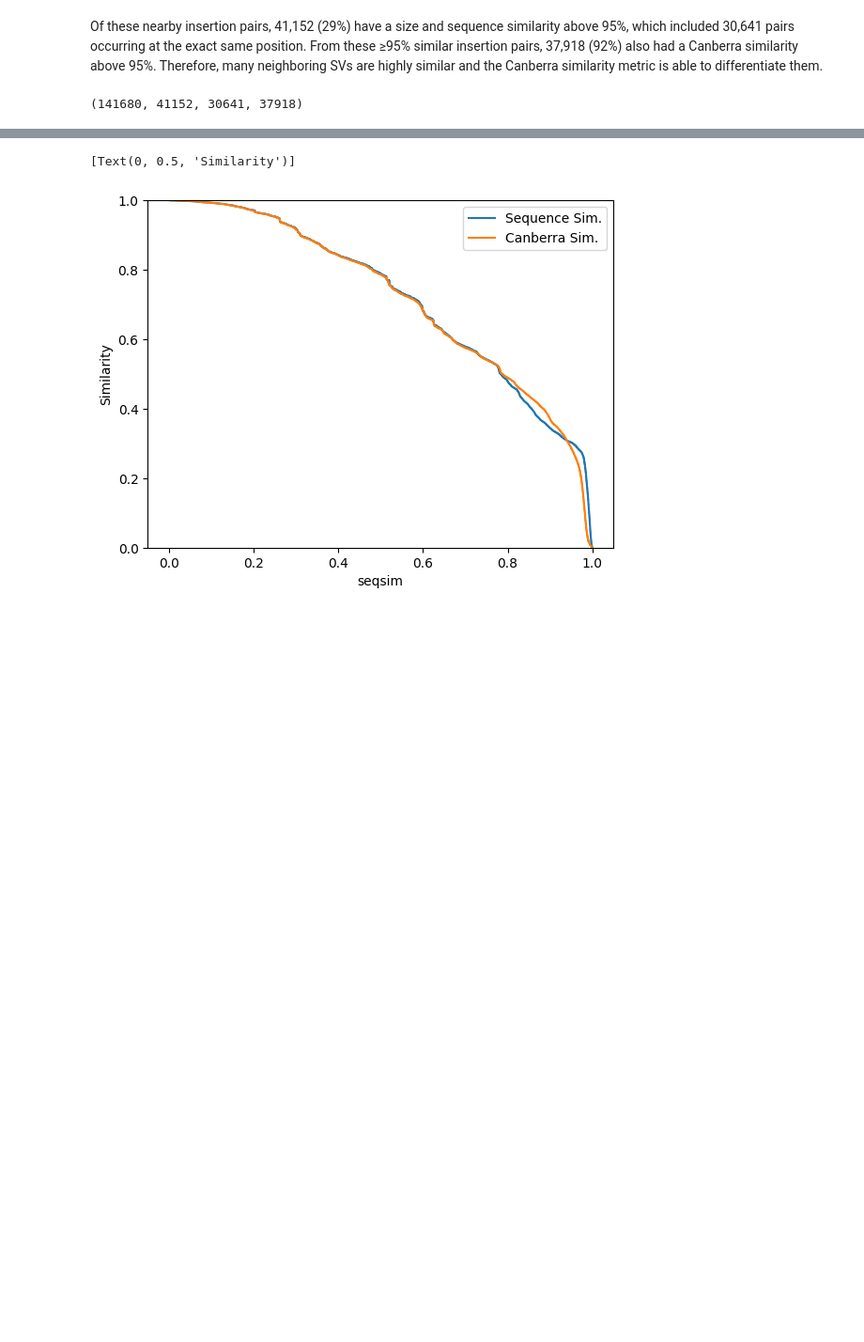
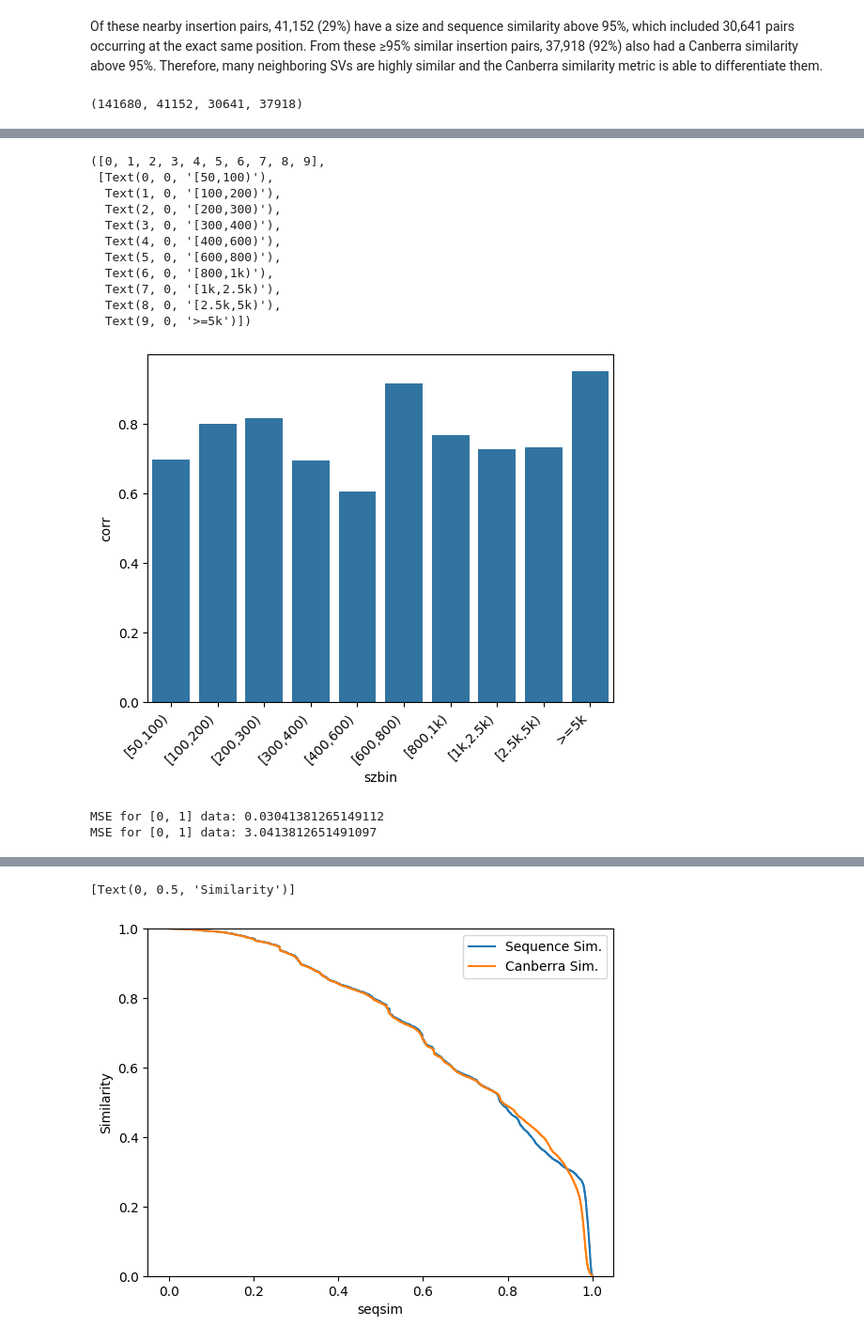
Before and after one commit to fabio-cunial/kanpig_experiments, a Jupyter notebook: manuscript/figure1/SeqSimilarity.ipynb, the cells around one changed output, grey strips where cells are left out. Shown at 94% size. Saved outputs shown, nothing was run; the diff lists cells and outputs as text; code cells hidden in the pictures; blank space fills up the shorter version.

```diff
--- a/manuscript/figure1/SeqSimilarity.ipynb
+++ b/manuscript/figure1/SeqSimilarity.ipynb
@@ -50,0 +81,5 @@ tot_pairs, len(highsim_pairs), highsim_pairs['same_start'].sum(), (highsim_pairs
+# %%
+rows = []
+for g, d in data[data['szsim'] >= 0.90].groupby("szbin"):
+    rows.append((g, len(d), *pearsonr(d['seqsim'], d['cansim'])))
+view = pd.DataFrame(rows, columns=['szbin', 'N', 'corr', 'pvalue'])
@@ -50,0 +100,26 @@ tot_pairs, len(highsim_pairs), highsim_pairs['same_start'].sum(), (highsim_pairs
+# %%
+sb.barplot(data=view, x='szbin', y='corr', order=truvari.SZBINS[8:])
+_ = plt.xticks(rotation=45, ha='right')
+# %% [output]
+([0, 1, 2, 3, 4, 5, 6, 7, 8, 9],
+ [Text(0, 0, '[50,100)'),
+  Text(1, 0, '[100,200)'),
+  Text(2, 0, '[200,300)'),
+  Text(3, 0, '[300,400)'),
+  Text(4, 0, '[400,600)'),
+  Text(5, 0, '[600,800)'),
+  Text(6, 0, '[800,1k)'),
+  Text(7, 0, '[1k,2.5k)'),
+  Text(8, 0, '[2.5k,5k)'),
+  Text(9, 0, '>=5k')])
+[figure, added]
+# %%
+y_true = [0.1, 0.4, 0.8, 0.5]
+y_pred = [0.12, 0.35, 0.78, 0.52]
+
+# Mean Squared Error
+mse = np.sqrt(np.mean((np.array(y_true) - np.array(y_pred))**2))
+print(f"MSE for [0, 1] data: {mse}")
+# %% [output]
+MSE for [0, 1] data: 0.03041381265149112
+MSE for [0, 1] data: 3.0413812651491097
```
Also changed, not shown: parts of 25 cells of this notebook, 3 other files.
